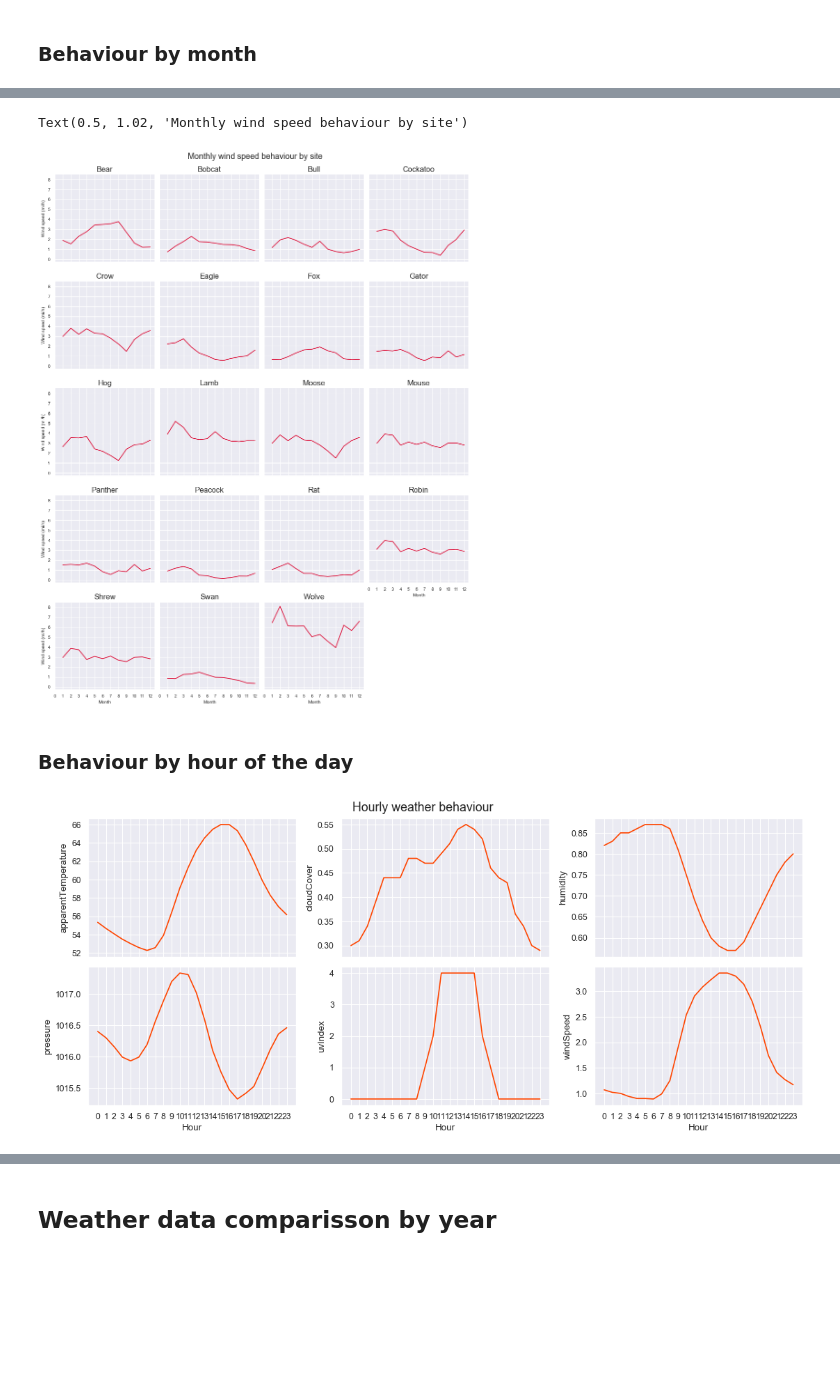
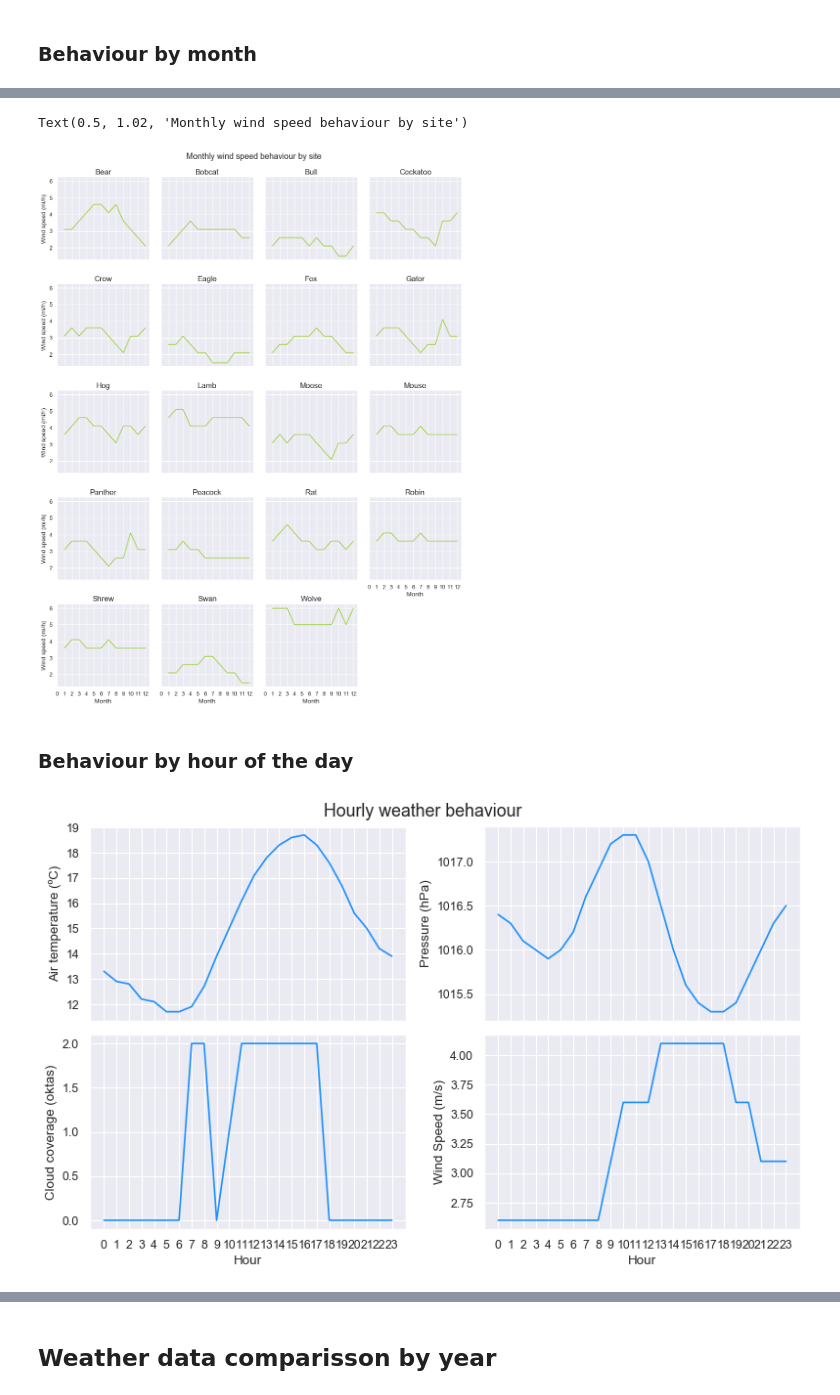
Before and after one commit to buds-lab/building-data-genome-project-2, a Jupyter notebook: notebooks/02_EDA-weather.ipynb, the cells around one changed output, grey strips where cells are left out. Drawn from its saved outputs; the diff is of its cells as text; code cells hidden in the pictures; blank space fills up the shorter version.

```diff
--- a/notebooks/02_EDA-weather.ipynb
+++ b/notebooks/02_EDA-weather.ipynb
@@ -481,7 +337,7 @@ Text(0.5, 1.02, 'Monthly relative humidity behaviour by site')
 temp = pd.DataFrame(weather.groupby(["site_id", times.month]).median()["windSpeed"]).reset_index()
 # All the plots in a grid
 g = sns.FacetGrid(temp, col="site_id", col_wrap=4)
-g.map(plt.plot, "timestamp", "windSpeed", color=colors[1])
+g.map(plt.plot, "timestamp", "windSpeed", color=colors[0])
 # Title of each plot
 g.set_titles("{col_name}", size=15)
 # Axis labels
@@ -491,74 +347,62 @@ g.set(xticks=range(13))
 plt.suptitle('Monthly wind speed behaviour by site', y=1.02, fontsize=16)
 # %% [output]
 Text(0.5, 1.02, 'Monthly wind speed behaviour by site')
-[figure, old version]
+[figure, new version]
 # %% [markdown]
 ### Behaviour by hour of the day
 # %%
 # Median for each hour
-sns.set(rc={"figure.figsize": (14, 6)})
+sns.set(rc={"figure.figsize": (10, 6)})
 #sns.set(font_scale=0.8)
-f, axes = plt.subplots(2, 3, sharex=True)
+f, axes = plt.subplots(2, 2, sharex=True)
 axes = axes.flatten()
-color = colors[2]
+color = colors[1]
 
 # Creates a temporal dataframe grouped by hour
 temp = pd.DataFrame(
     weather.groupby([times.hour]).median()[
         [
-            "apparentTemperature",
-            "cloudCover",
-            "humidity",
-            "pressure",
-            "uvIndex",
-            "windSpeed",
+            "airTemperature",
+            "cloudCoverage",
+            "seaLvlPressure",
+            "windSpeed"
         ]
     ]
 ).reset_index()
 
 # plots
-ax1 = axes[0]
-g1 = sns.lineplot(data=temp, x="timestamp", y="apparentTemperature", ax=ax1, color = color)
+ax0 = axes[0]
+g0 = sns.lineplot(data=temp, x="timestamp", y="airTemperature", ax=ax0, color = color)
 #ax1.title.set_text("Apparent temperature")
-ax1.set(xlabel="Apparent temperature (ºF)")
+ax0.set(ylabel="Air temperature (ºC)")
 
-ax2 = axes[1]
-g2 = sns.lineplot(data=temp, x="timestamp", y="cloudCover", ax=ax2, color = color)
+ax1 = axes[1]
+g1 = sns.lineplot(data=temp, x="timestamp", y="seaLvlPressure", ax=ax1, color = color)
+#ax1.title.set_text("Pressure")
+ax1.set(ylabel="Pressure (hPa)")
+
+ax2 = axes[2]
+g2 = sns.lineplot(data=temp, x="timestamp", y="cloudCoverage", ax=ax2, color = color)
 #ax2.title.set_text("Cloud coverage")
-ax2.set(xlabel="Cloud coverage")
+ax2.set(ylabel="Cloud coverage (oktas)")
 
-ax3 = axes[2]
-g3 = sns.lineplot(data=temp, x="timestamp", y="humidity", ax=ax3, color = color)
+ax3 = axes[3]
+g3 = sns.lineplot(data=temp, x="timestamp", y="windSpeed", ax=ax3, color = color)
 #ax3.title.set_text("Relative humidity")
-ax3.set(xlabel="Relative humidity")
-
-ax4 = axes[3]
-g4 = sns.lineplot(data=temp, x="timestamp", y="pressure", ax=ax4, color = color)
-#ax4.title.set_text("Pressure")
-ax4.set(xlabel="Pressure (hPa)")
-
-ax5 = axes[4]
-g5 = sns.lineplot(data=temp, x="timestamp", y="uvIndex", ax=ax5, color = color)
-#ax5.title.set_text("UV Index")
-ax5.set(xlabel="UV Index")
-
-ax6 = axes[5]
-g6 = sns.lineplot(data=temp, x="timestamp", y="windSpeed", ax=ax6, color = color)
-#ax6.title.set_text("Wind Speed")
-ax6.set(xlabel="Wind speed (mi/h)")
+ax3.set(ylabel="Wind Speed (m/s)")
 
 # Customizw axes
 for ax in axes:
     ax.title.set_size(15)  # fontsize
     ax.set(xlabel="Hour")  # X label
     ax.set_xticks(range(24))  # X range
 
 # Figure title
 plt.suptitle('Hourly weather behaviour', y=1.02, fontsize=16)
 
 f.tight_layout()
 # %% [output]
-[figure, old version]
+[figure, new version]
 # %%
 f.savefig("..\\figures\\weather_hour.pdf", bbox_inches='tight')
 f.savefig("..\\figures\\weather_hour.png", dpi=72, bbox_inches='tight')
```
Also changed, not shown: parts of 28 cells of this notebook, 9 other files.
